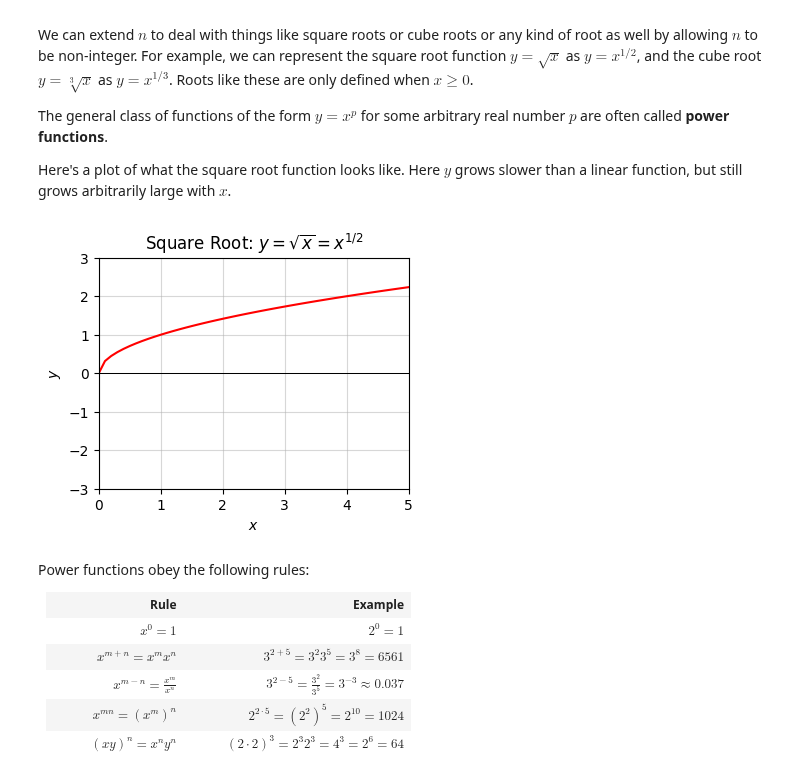
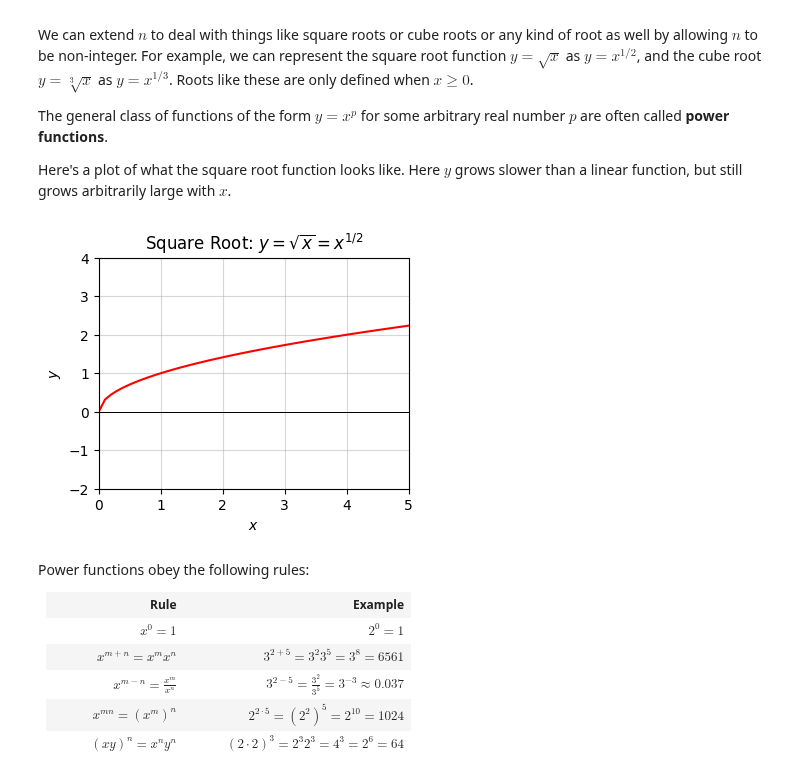
Before and after one commit to rkingery/ml-book, a Jupyter notebook: notebooks/basic-math.ipynb, the cells around one changed output. Cells and saved outputs as stored; diff of their text form; code cells hidden in the pictures.

```diff
--- a/notebooks/basic-math.ipynb
+++ b/notebooks/basic-math.ipynb
@@ -205,9 +205,9 @@ Here's a plot of what the square root function looks like. Here $y$ grows slower
 # %%
 x = np.arange(0, 10, 0.1)
 f = lambda x: np.sqrt(x)
-plot_function(x, f, (0, 5), (-3, 3), title='Square Root: $y=\sqrt{x}=x^{1/2}$')
+plot_function(x, f, xlim=(0, 5), ylim=(-2, 4), title='Square Root: $y=\sqrt{x}=x^{1/2}$')
 # %% [output]
-[figure, old version]
+[figure, new version]
 # %% [markdown]
 Power functions obey the following rules:
 
```
Also changed, not shown: parts of 19 cells of this notebook.
